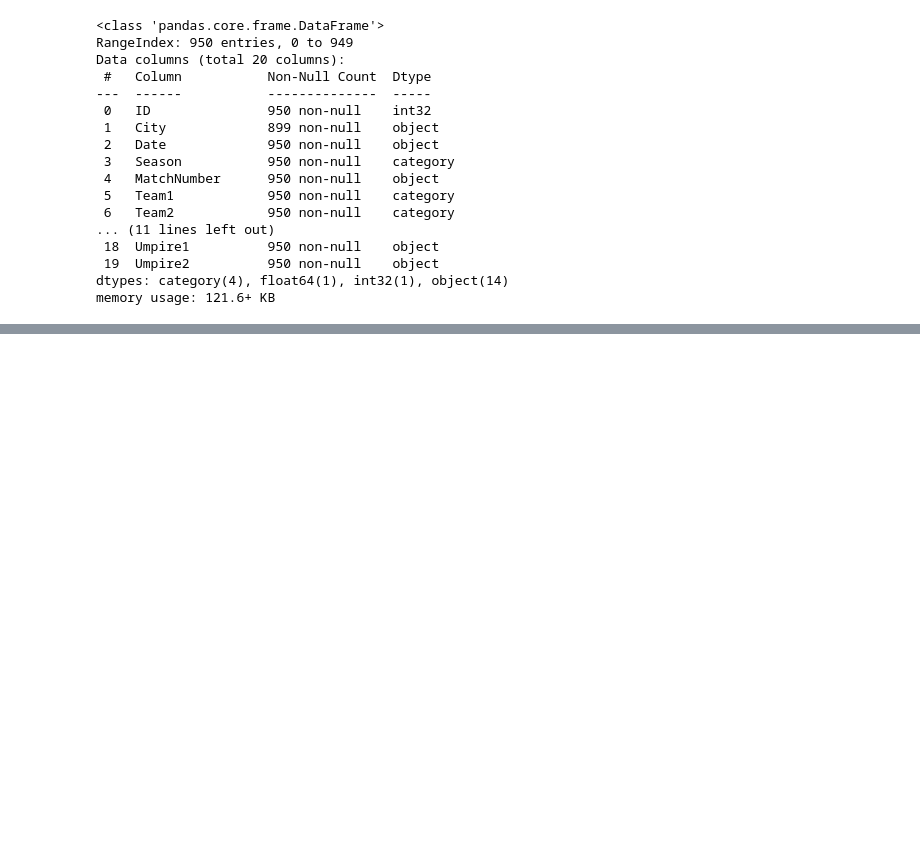
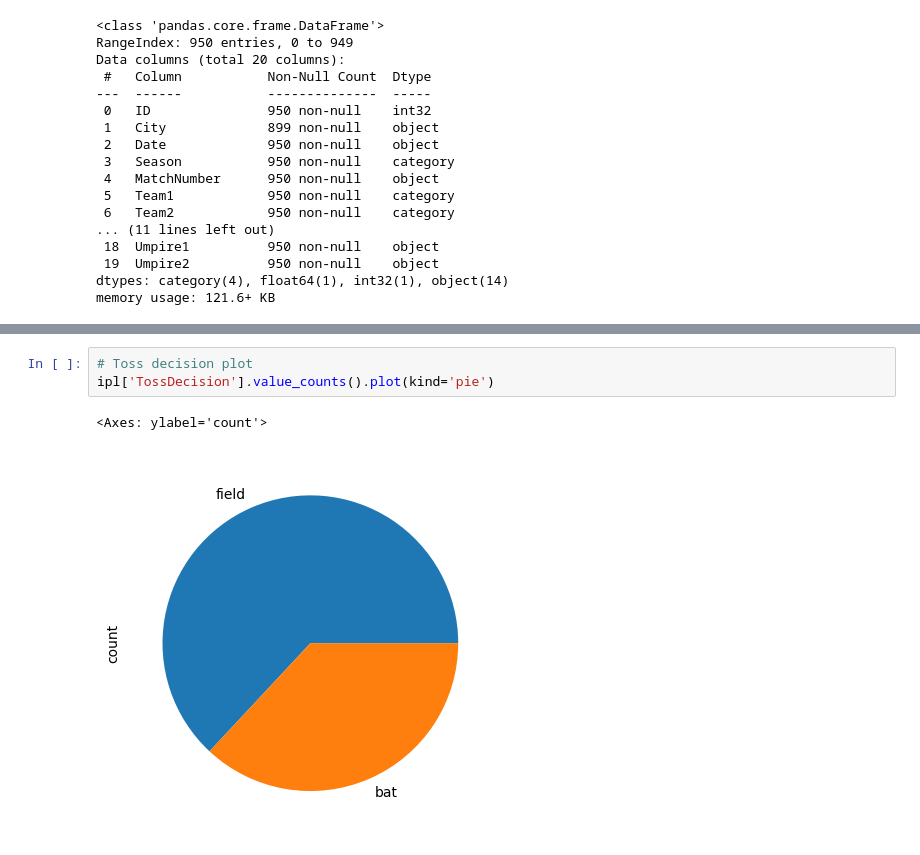
Before and after one commit to Sandip1000/Python_Frameworks_For_Machine_Learning, a Jupyter notebook: Pandas/pandas_dataframe_methods.ipynb, the cells around one changed output, grey strips where cells are left out. Cells and saved outputs as stored; diff of their text form; blank space fills up the shorter version.

```diff
--- a/Pandas/pandas_dataframe_methods.ipynb
+++ b/Pandas/pandas_dataframe_methods.ipynb
@@ -79,0 +154,6 @@ memory usage: 121.6+ KB
+# %%
+# Toss decision plot
+ipl['TossDecision'].value_counts().plot(kind='pie')
+# %% [output]
+<Axes: ylabel='count'>
+[figure, added]
```
Also changed, not shown: parts of 68 cells of this notebook.
